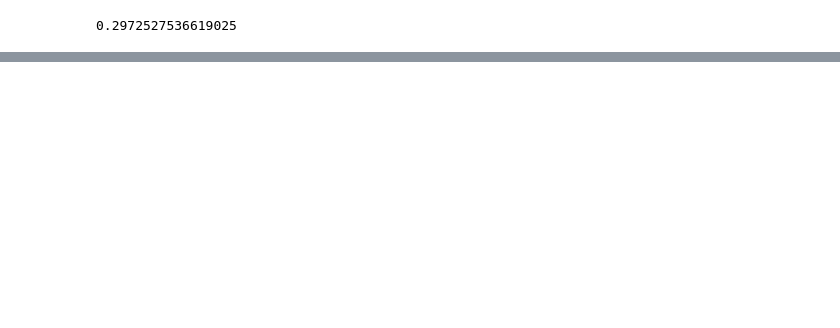
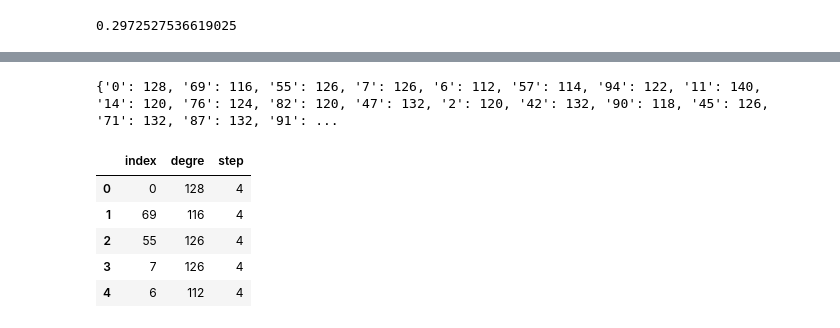
Before and after one commit to simstuff/abm_HS5, a Jupyter notebook: networkAnalysis.ipynb, the cells around one changed output, grey strips where cells are left out. Cells and saved outputs as stored; diff of their text form; code cells hidden in the pictures; blank space fills up the shorter version.

Commit message:
implement out-in degree and writing to df

```diff
--- a/networkAnalysis.ipynb
+++ b/networkAnalysis.ipynb
@@ -23,5 +23,5 @@ number=len(paths)
 
 def create_network_t1(paths:list,count:int,number:int):
     edgelist=paths[number-1][count-1]
-    G=nx.read_edgelist(edgelist)
+    G=nx.read_edgelist(edgelist,create_using=nx.DiGraph)
     return G
@@ -37,7 +39,7 @@ def create_network_t(paths:list,t:int,run:int):
     G=None
     for i in range(t):
         edgelist=paths[run][i]
-        g=nx.read_edgelist(edgelist)
+        g=nx.read_edgelist(edgelist,create_using=nx.DiGraph)
         if G is None:
             G=g
         else:
@@ -100,0 +184,18 @@ nx.average_clustering(G)
+# %%
+degrees = dict(nx.degree(G))
+print(degrees)
+#create pandas df to analyze degrees bzw add to pandas df (per step number)
+degree_df = pd.DataFrame(degrees, index=["degre"]).T
+degree_df = degree_df.reset_index()
+degree_df["step"]=4
+#degree_df.columns = ['degrees']
+#degree_df.sort_values('degrees', inplace=True, ascending=False)
+degree_df.head()
+# %% [output]
+{'0': 128, '69': 116, '55': 126, '7': 126, '6': 112, '57': 114, '94': 122, '11': 140, '14': 120, '76': 124, '82': 120, '47': 132, '2': 120, '42': 132, '90': 118, '45': 126, '71': 132, '87': 132, '91': ...
+|  | index | degre | step |
+| 0 | 0 | 128 | 4 |
+| 1 | 69 | 116 | 4 |
+| 2 | 55 | 126 | 4 |
+| 3 | 7 | 126 | 4 |
+| 4 | 6 | 112 | 4 |
```
Also changed, not shown: parts of 17 cells of this notebook.
